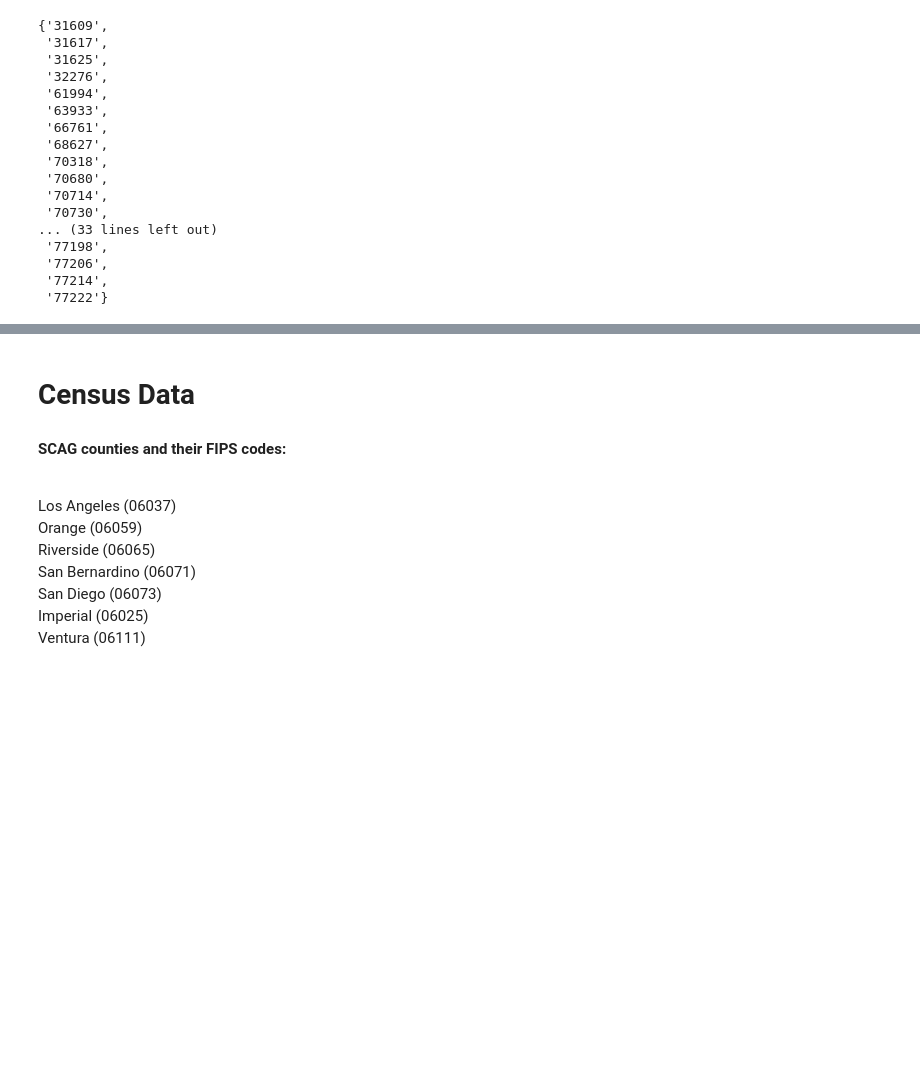
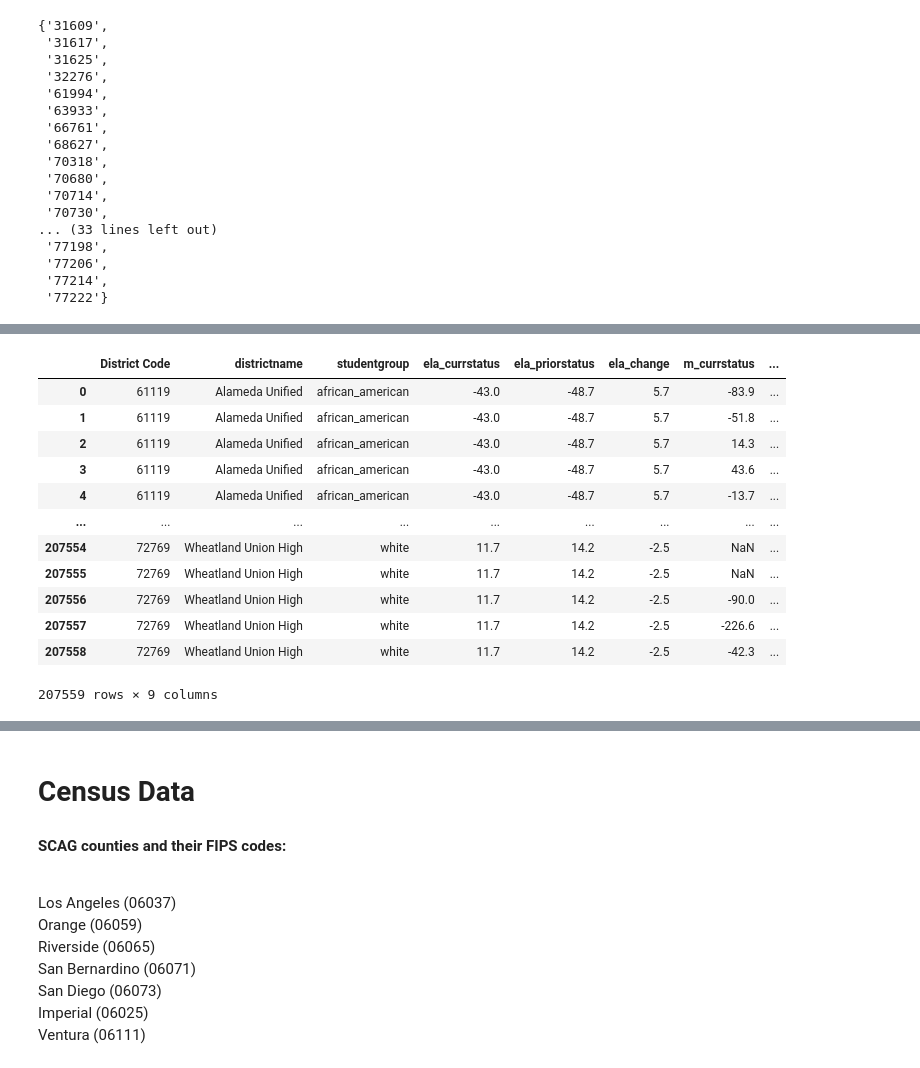
Before and after one commit to fiendskrah/finalcapstone, a Jupyter notebook: project.ipynb, the cells around one changed output, grey strips where cells are left out. Saved outputs shown, nothing was run; the diff lists cells and outputs as text; code cells hidden in the pictures; blank space fills up the shorter version.

Commit message:
added section to end of notebook with cleaned data merged performance datasets

```diff
--- a/project.ipynb
+++ b/project.ipynb
@@ -657,0 +661,7 @@ d4
+# %%
+dfe = dfe.rename(columns={'currstatus': 'ela_currstatus',
+                          'priorstatus': 'ela_priorstatus',
+                          'change' : 'ela_change'
+                         })
+dfe
+# dataframe english
@@ -657,0 +682,8 @@ d4
+# %%
+dfm = dfm.rename(columns={'currstatus': 'm_currstatus',
+                          'priorstatus': 'm_priorstatus',
+                          'change' : 'm_change'
+                         })
+
+dfm
+# dataframe math
@@ -657,0 +721,23 @@ d4
+# %%
+s1 = pandas.merge(dfe, dfm, how='left', on=['District Code'])
+s1.drop('districtname_y', axis=1, inplace=True)
+s1.drop('studentgroup_y', axis=1, inplace=True)
+s1 = s1.rename(columns={'districtname_x': 'districtname',
+                          'studentgroup_x': 'studentgroup',
+                        })
+# %%
+s1
+# %% [output]
+|  | District Code | districtname | studentgroup | ela_currstatus | ela_priorstatus | ela_change | m_currstatus | ... |
+| 0 | 61119 | Alameda Unified | african_american | -43.0 | -48.7 | 5.7 | -83.9 | ... |
+| 1 | 61119 | Alameda Unified | african_american | -43.0 | -48.7 | 5.7 | -51.8 | ... |
+| 2 | 61119 | Alameda Unified | african_american | -43.0 | -48.7 | 5.7 | 14.3 | ... |
+| 3 | 61119 | Alameda Unified | african_american | -43.0 | -48.7 | 5.7 | 43.6 | ... |
+| 4 | 61119 | Alameda Unified | african_american | -43.0 | -48.7 | 5.7 | -13.7 | ... |
+| ... | ... | ... | ... | ... | ... | ... | ... | ... |
+| 207554 | 72769 | Wheatland Union High | white | 11.7 | 14.2 | -2.5 | NaN | ... |
+| 207555 | 72769 | Wheatland Union High | white | 11.7 | 14.2 | -2.5 | NaN | ... |
+| 207556 | 72769 | Wheatland Union High | white | 11.7 | 14.2 | -2.5 | -90.0 | ... |
+| 207557 | 72769 | Wheatland Union High | white | 11.7 | 14.2 | -2.5 | -226.6 | ... |
+| 207558 | 72769 | Wheatland Union High | white | 11.7 | 14.2 | -2.5 | -42.3 | ... |
+207559 rows × 9 columns
```
Also changed, not shown: parts of 28 cells of this notebook, 1 other file.
